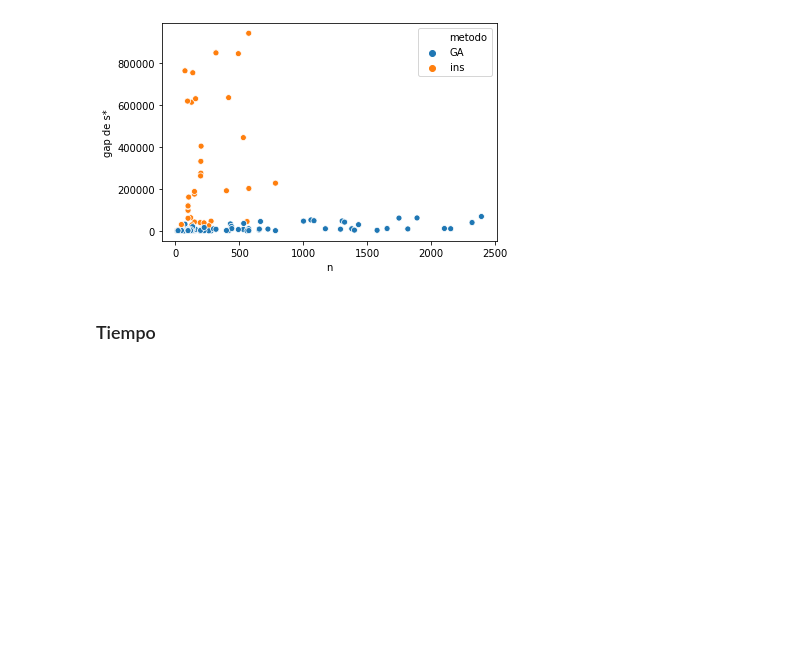
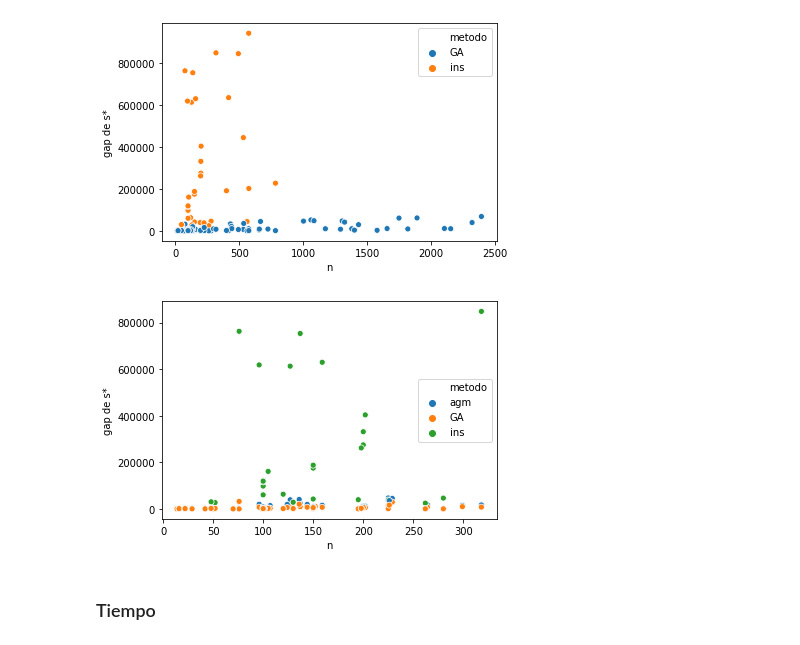
Before and after one commit to maltenzo/algo3-tp2, a Jupyter notebook: Python/Analisis.ipynb, the cells around one changed output. Cells and saved outputs as stored; diff of their text form; code cells hidden in the pictures; blank space fills up the shorter version.

```diff
--- a/Python/Analisis.ipynb
+++ b/Python/Analisis.ipynb
@@ -115,11 +115,13 @@ plt.savefig("graficos/gap-heuristicas-sinTABU.svg");
 [figure]
 # %%
 df_opts = pd.read_csv("resultados/resultado_opts.csv");
-df_optt = df_opts[((df_opts["gap"] < 1000000) & (df_opts["metodo"] != "TABU_CICLOS") & (df_opts["metodo"] != "TABU_ESTRUCTURA")]
+df_optt = df_opts[(df_opts["n"] < 400) & (df_opts["gap"] < 1000000) & (df_opts["metodo"] != "TABU_CICLOS") & (df_opts["metodo"] != "TABU_ESTRUCTURA")]
 fig = sns.scatterplot(data=df_optt, x='n', y='gap', hue='metodo');
 fig.set(xlabel='n', ylabel='gap de s*');
 
 plt.savefig("graficos/gap-heuristicas-sinTABU-cerca.svg");
+# %% [output]
+[figure, added]
 # %% [markdown]
 ### Tiempo
 # %%
```
Also changed, not shown: parts of 22 cells of this notebook, 7 other files.
